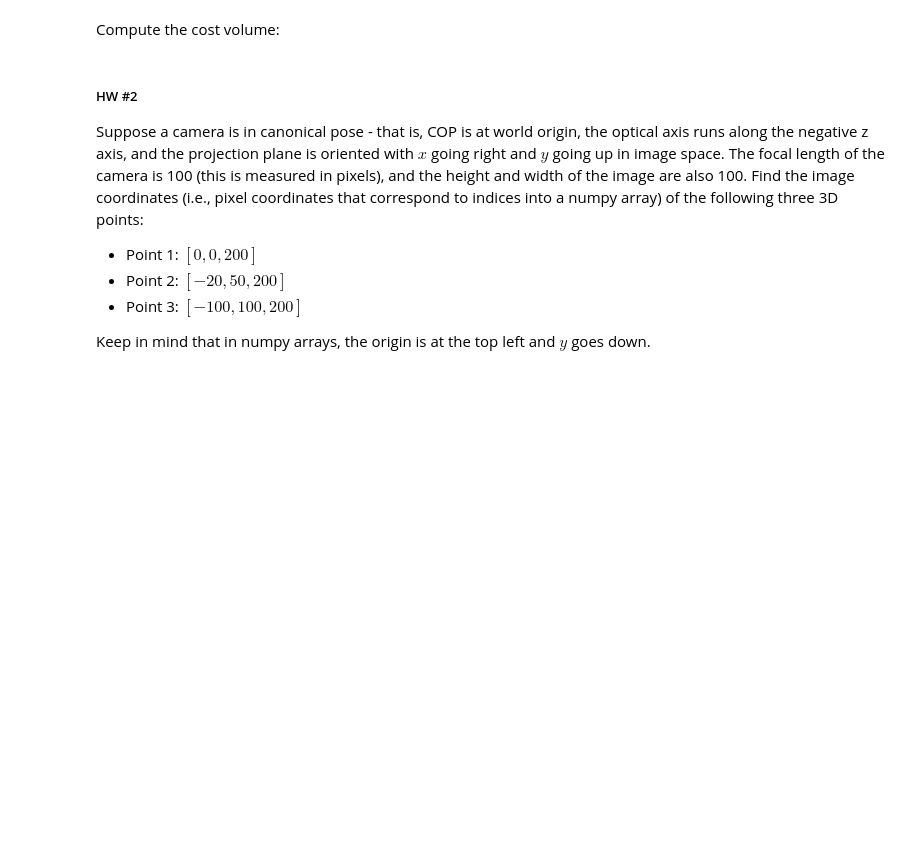
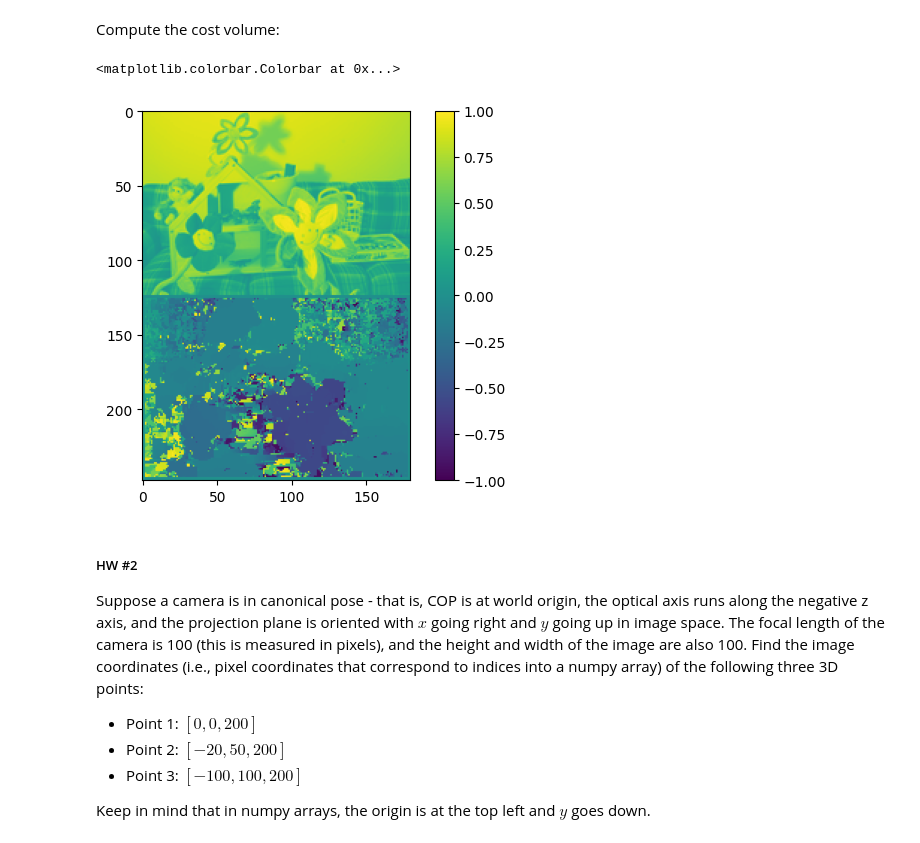
Before and after one commit to cs1053-26w/Lectures, a Jupyter notebook: notebooks/L12_camera_matrix.ipynb, the cells around one changed output. Saved outputs shown, nothing was run; the diff lists cells and outputs as text; code cells hidden in the pictures; blank space fills up the shorter version.

```diff
--- a/notebooks/L12_camera_matrix.ipynb
+++ b/notebooks/L12_camera_matrix.ipynb
@@ -97,7 +112,11 @@ Define some cost functions:
 import tqdm
 
 def ncc_cost(left_patch, right_patch):
-    pass # TODO
+    lp = left_patch - left_patch.mean()
+    rp = right_patch - right_patch.mean()
+    lp /= lp.std()
+    rp /= rp.std()
+    return (lp * rp).sum()
 
 def ssd_cost(left_patch, right_patch):
     return np.sum((left_patch - right_patch)**2)
@@ -110,36 +129,48 @@ Compute the cost volume:
 H, W = left.shape
 window = 5
 hw = window // 2
+
+COST = "NCC"
 
 disparity_img = np.zeros_like(left)
 
 disparity_limit = 60
 
 for i in tqdm.tqdm(range(hw, H-hw)): # for each row
     low_i = i-hw
     high_i = i+hw+1
     for j in range(hw, W-hw): # for each column within a local window
         low_j = j-hw
         high_j = j+hw+1
 
         # extract the left patch:
         left_patch = left[low_i:high_i, low_j:high_j]
 
         costs = 1e5 * np.ones((disparity_limit*2+1)) #initialize costs
         for d in range(-disparity_limit, disparity_limit+1): # for each possible disparity
             if 0 <= low_j+d and high_j+d <= W:
 
                 # extract a right patch at the current disparity
                 right_patch = right[low_i:high_i, low_j+d:high_j+d]
 
                 # compute the cost
-                costs[d + disparity_limit] = ssd_cost(left_patch, right_patch)
+                if COST == "NCC":
+                    c = -ncc_cost(left_patch, right_patch)
+                elif COST == "SSD":
+                    c = ssd_cost(left_patch, right_patch)
+                elif COST == "SAD":
+                    c = sad_cost(left_patch, right_patch)
+
+                costs[d + disparity_limit] = c
 
         # set the disparity to the one with lowest cost
         disparity_img[i,j] = np.argmin(costs) - disparity_limit
 
 plt.imshow(np.vstack([left, disparity_img/disparity_img.max()]))
 plt.colorbar()
+# %% [output]
+<matplotlib.colorbar.Colorbar at 0x...>
+[figure, added]
 # %%
 np.set_printoptions(suppress=True) # suppress scientific notation
 # %%
```
Also changed, not shown: parts of 6 cells of this notebook, 1 other file.
